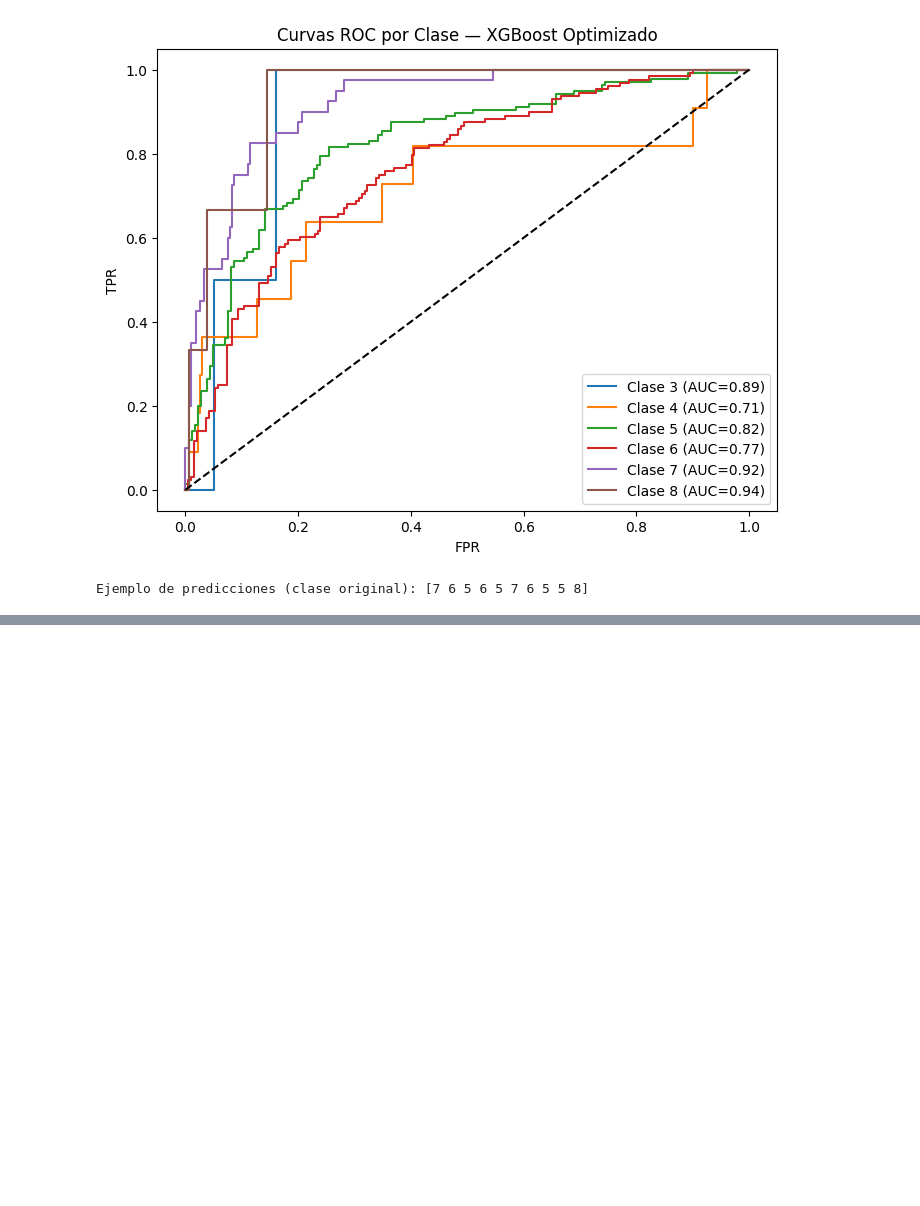
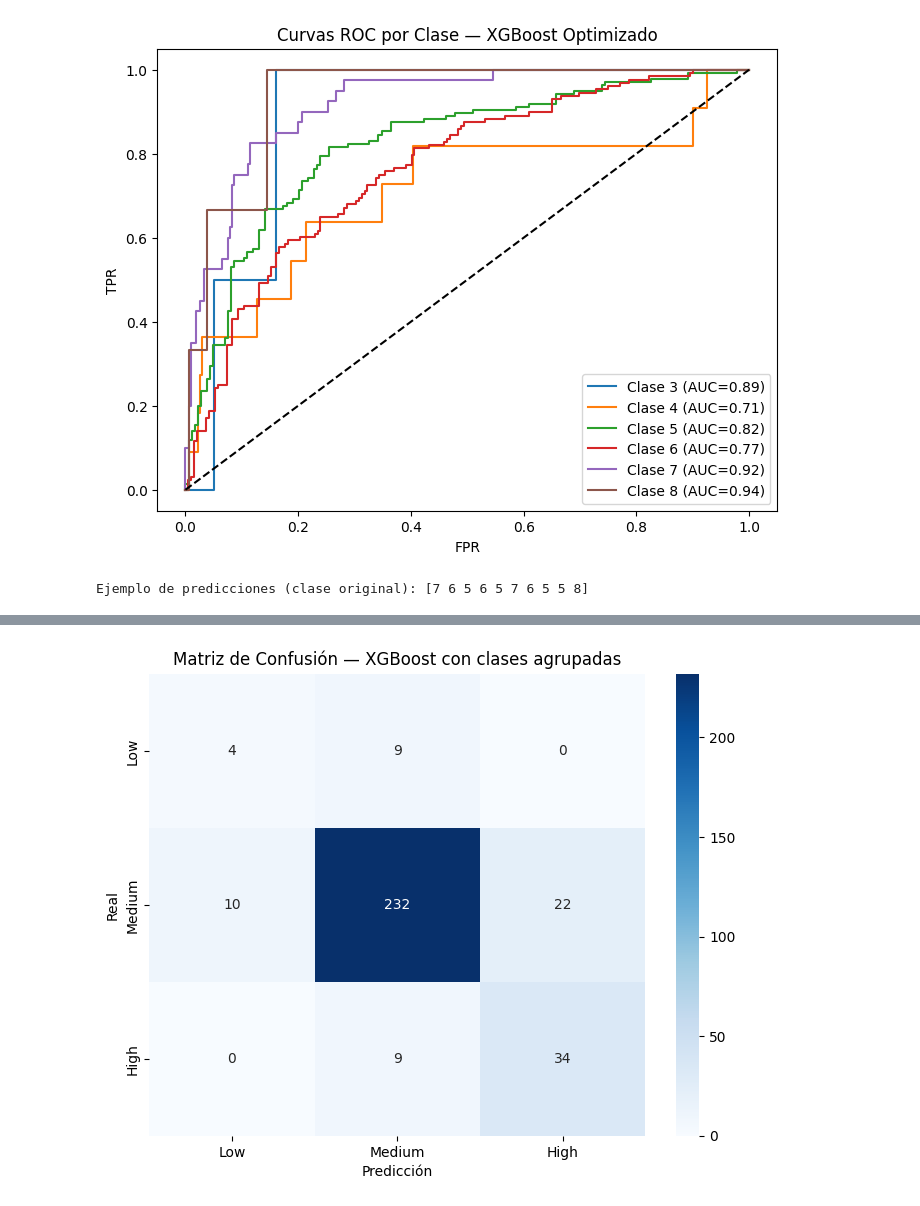
Before and after one commit to itxas77/Red_wine_quality, a Jupyter notebook: Entrenamiento_Evaluacion.ipynb, the cells around one changed output, grey strips where cells are left out. Cells and saved outputs as stored; diff of their text form; code cells hidden in the pictures; blank space fills up the shorter version.

```diff
--- a/Entrenamiento_Evaluacion.ipynb
+++ b/Entrenamiento_Evaluacion.ipynb
@@ -299,0 +448,65 @@ Ejemplo de predicciones (clase original): [7 6 5 6 5 7 6 5 5 8]
+# %%
+
+def map_quality(q):
+    if q <= 4:
+        return 0   # Low
+    elif q <= 6:
+        return 1   # Medium
+    else:
+        return 2   # High
+
+df["quality_group"] = df["quality"].apply(map_quality)
+
+print(df["quality_group"].value_counts())
+
+
+
+X = df.drop(columns=["quality", "quality_group"])
+y = df["quality_group"]
+
+
+X_train, X_test, y_train, y_test = train_test_split(X, y, test_size=0.2, random_state=42, stratify=y)
+
+
+smote = SMOTE(random_state=11)
+X_train_res, y_train_res = smote.fit_resample(X_train, y_train)
+
+print("Distribución tras SMOTE:")
+print(pd.Series(y_train_res).value_counts())
+
+
+
+xgb_model = xgb.XGBClassifier(
+    objective="multi:softmax",
+    num_class=3,
+    eval_metric="mlogloss",
+    learning_rate=0.1,
+    max_depth=6,
+    n_estimators=300,
+    subsample=0.9,
+    colsample_bytree=0.8,
+    random_state=42
+)
+
+xgb_model.fit(X_train_res, y_train_res)
+
+
+
+y_pred = xgb_model.predict(X_test)
+
+print("\nAccuracy:", accuracy_score(y_test, y_pred))
+print("\nClassification report:\n", classification_report(y_test, y_pred))
+
+
+
+cm = confusion_matrix(y_test, y_pred)
+
+plt.figure(figsize=(8,6))
+sns.heatmap(cm, annot=True, fmt="d", cmap="Blues",
+            xticklabels=["Low", "Medium", "High"],
+            yticklabels=["Low", "Medium", "High"])
+plt.xlabel("Predicción")
+plt.ylabel("Real")
+plt.title("Matriz de Confusión — XGBoost con clases agrupadas")
+plt.show()
+# %% [output]
@@ -299,0 +530 @@ Ejemplo de predicciones (clase original): [7 6 5 6 5 7 6 5 5 8]
+[figure, added]
```
Also changed, not shown: parts of 6 cells of this notebook.
